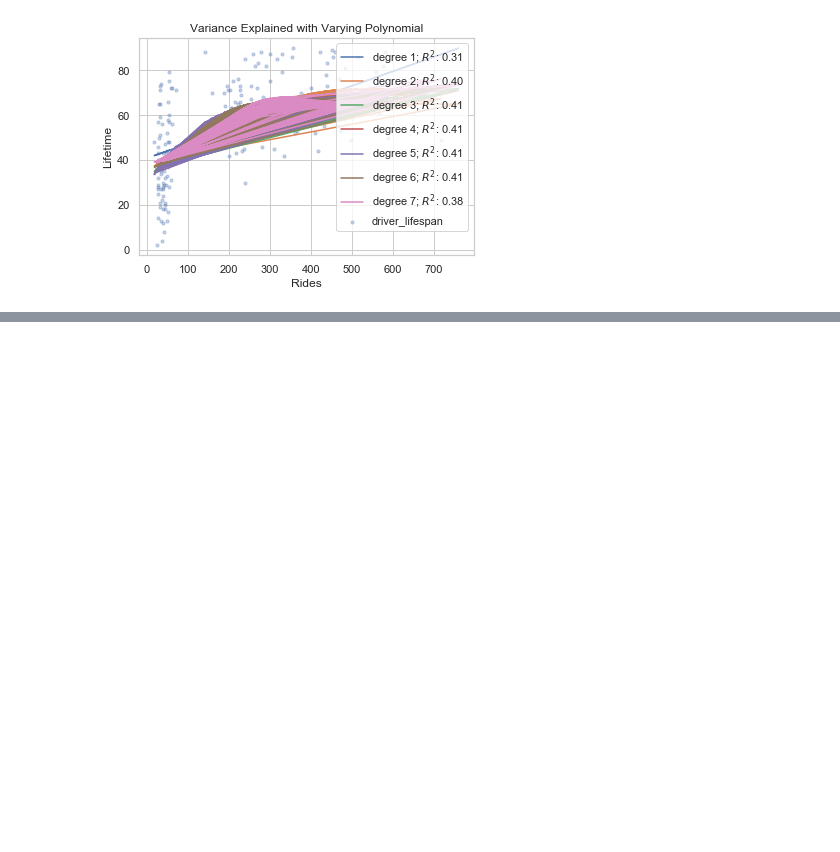
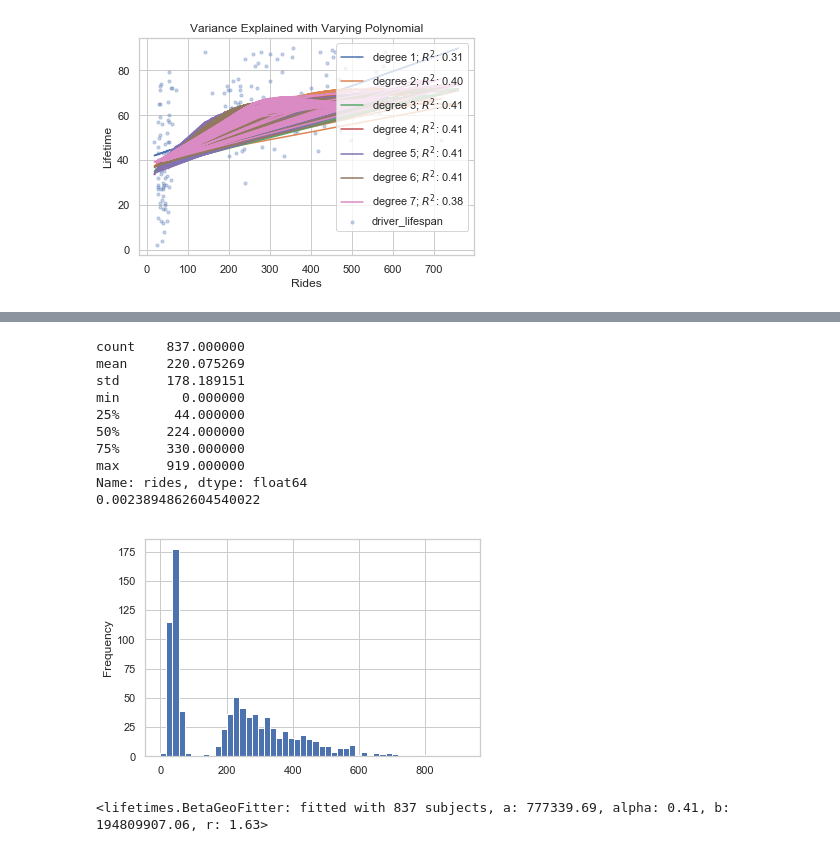
Before and after one commit to SallyPoon/LyftDS, a Jupyter notebook: Predictive modeling.ipynb, the cells around one changed output, grey strips where cells are left out. Cells and saved outputs as stored; diff of their text form; code cells hidden in the pictures; blank space fills up the shorter version.

```diff
--- a/Predictive modeling.ipynb
+++ b/Predictive modeling.ipynb
@@ -746,3 +764,11 @@ plt.title("Variance Explained with Varying Polynomial")
 plt.show()
 # %% [output]
 [figure]
+# %%
+import pandas as pd
+import warnings
+warnings.filterwarnings('ignore')
+driver_sum_total_fare['rides'] = driver_sum_total_fare['rides'].apply(lambda x: x if x >= 5 else 0)
+#driver_sum_total_fare['driver_lifespan'] = driver_sum_total_fare.rides.apply(lambda x: x if x >= 5 else 0)
+driver_sum_total_fare.set_value(438, 'driver_lifespan', 0)
+driver_sum_total_fare.set_value(421, 'driver_lifespan', 0)
@@ -748,0 +800,23 @@ plt.show()
+# %%
+driver_sum_total_fare['rides'].plot(kind='hist', bins=50)
+print(driver_sum_total_fare['rides'].describe())
+print(sum(driver_sum_total_fare['rides'] == 0)/float(len(driver_sum_total_fare)))
+# %% [output]
+count    837.000000
+mean     220.075269
+std      178.189151
+min        0.000000
+25%       44.000000
+50%      224.000000
+75%      330.000000
+max      919.000000
+Name: rides, dtype: float64
+0.0023894862604540022
+[figure, added]
+# %%
+from lifetimes import BetaGeoFitter
+bgf = BetaGeoFitter(penalizer_coef=0.0)
+bgf.fit(driver_sum_total_fare['rides'], driver_sum_total_fare['driver_lifespan'], driver_sum_total_fare['t'])
+print(bgf)
+# %% [output]
+<lifetimes.BetaGeoFitter: fitted with 837 subjects, a: 777339.69, alpha: 0.41, b: 194809907.06, r: 1.63>
```
Also changed, not shown: parts of 23 cells of this notebook, 1 other file.
